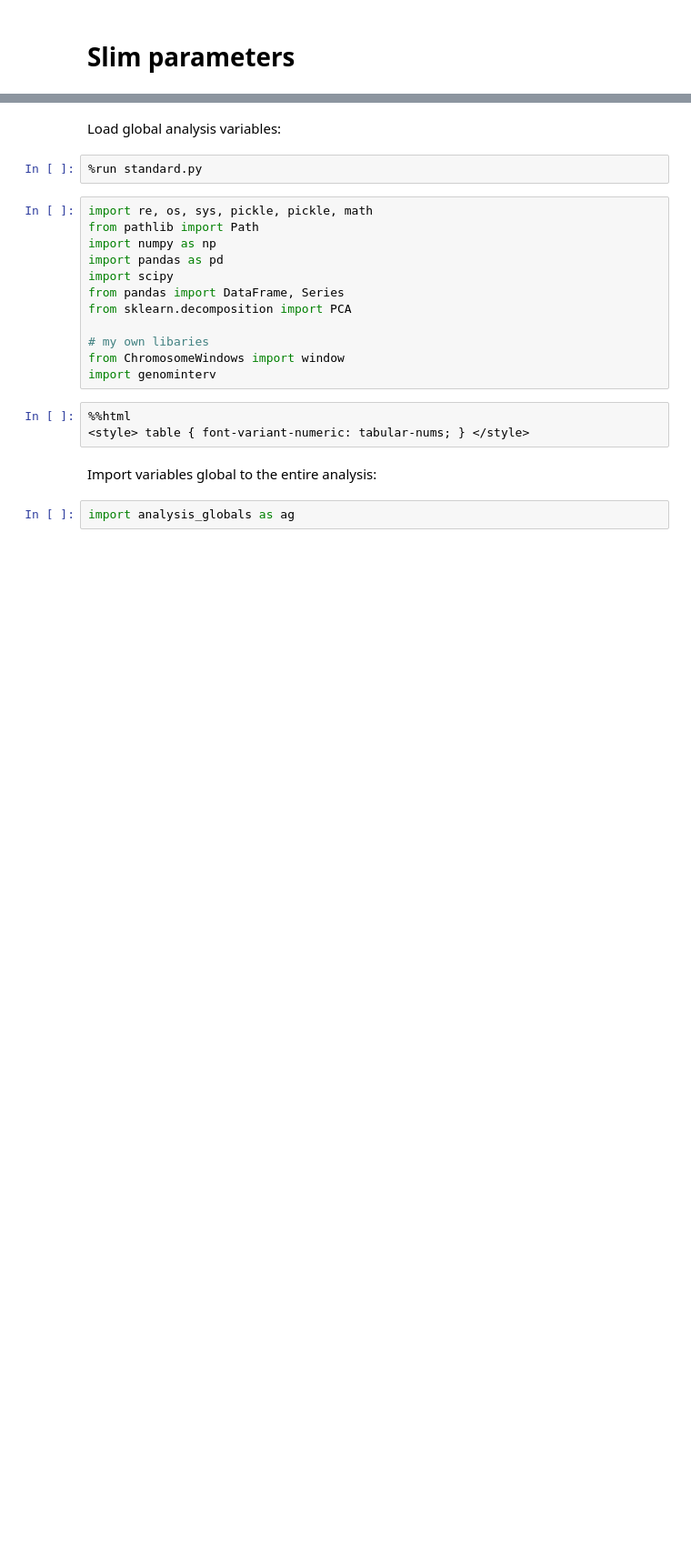
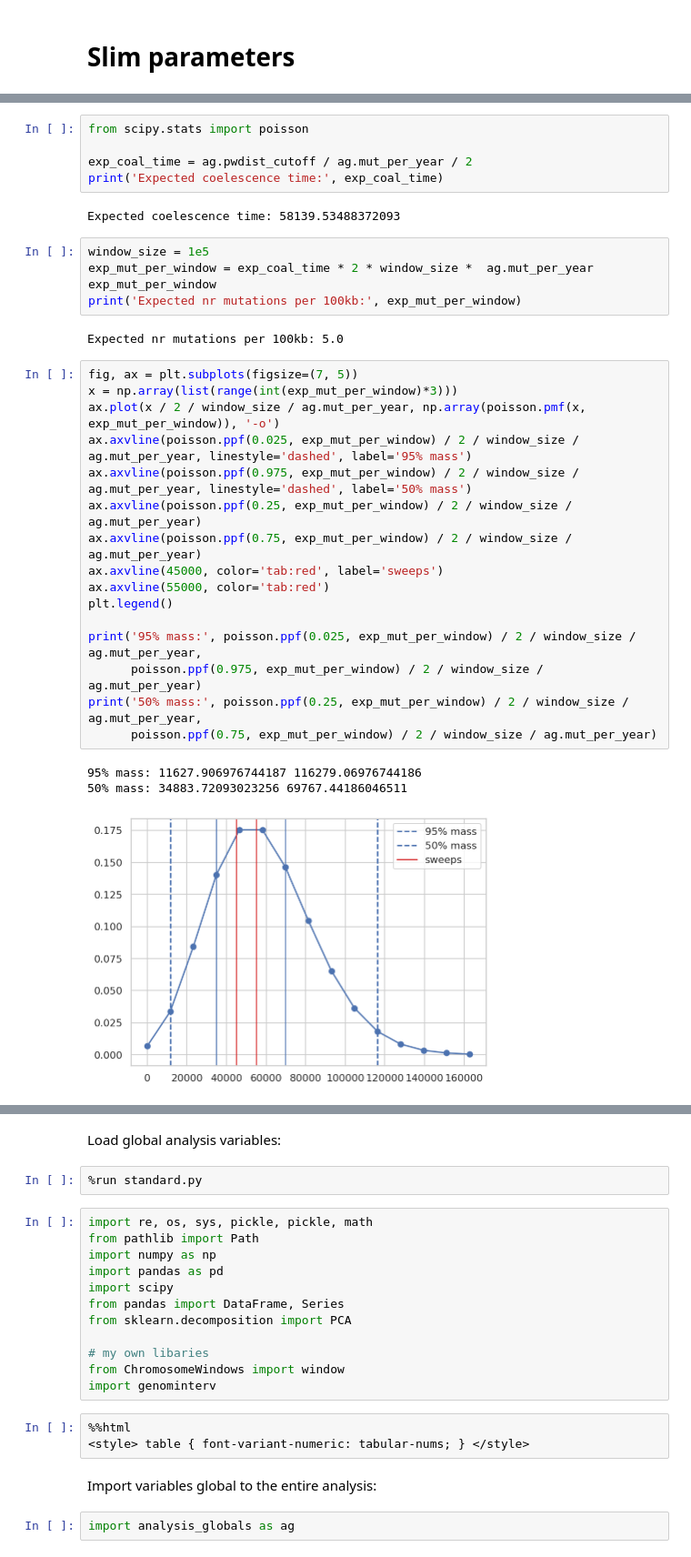
Before and after one commit to kaspermunch/humanXsweeps, a Jupyter notebook: notebooks/nb_22_slim_parameters.ipynb, the cells around one changed output, grey strips where cells are left out. Shown at 91% size. Cells and saved outputs as stored; diff of their text form; blank space fills up the shorter version.

```diff
--- a/notebooks/nb_22_slim_parameters.ipynb
+++ b/notebooks/nb_22_slim_parameters.ipynb
@@ -3,0 +85,34 @@
+# %%
+from scipy.stats import poisson
+
+exp_coal_time = ag.pwdist_cutoff / ag.mut_per_year / 2
+print('Expected coelescence time:', exp_coal_time)
+# %% [output]
+Expected coelescence time: 58139.53488372093
+# %%
+window_size = 1e5
+exp_mut_per_window = exp_coal_time * 2 * window_size *  ag.mut_per_year
+exp_mut_per_window
+print('Expected nr mutations per 100kb:', exp_mut_per_window)
+# %% [output]
+Expected nr mutations per 100kb: 5.0
+# %%
+fig, ax = plt.subplots(figsize=(7, 5))
+x = np.array(list(range(int(exp_mut_per_window)*3)))
+ax.plot(x / 2 / window_size / ag.mut_per_year, np.array(poisson.pmf(x, exp_mut_per_window)), '-o')
+ax.axvline(poisson.ppf(0.025, exp_mut_per_window) / 2 / window_size / ag.mut_per_year, linestyle='dashed', label='95% mass')
+ax.axvline(poisson.ppf(0.975, exp_mut_per_window) / 2 / window_size / ag.mut_per_year, linestyle='dashed', label='50% mass')
+ax.axvline(poisson.ppf(0.25, exp_mut_per_window) / 2 / window_size / ag.mut_per_year)
+ax.axvline(poisson.ppf(0.75, exp_mut_per_window) / 2 / window_size / ag.mut_per_year)
+ax.axvline(45000, color='tab:red', label='sweeps')
+ax.axvline(55000, color='tab:red')
+plt.legend()
+
+print('95% mass:', poisson.ppf(0.025, exp_mut_per_window) / 2 / window_size / ag.mut_per_year,
+      poisson.ppf(0.975, exp_mut_per_window) / 2 / window_size / ag.mut_per_year)
+print('50% mass:', poisson.ppf(0.25, exp_mut_per_window) / 2 / window_size / ag.mut_per_year,
+      poisson.ppf(0.75, exp_mut_per_window) / 2 / window_size / ag.mut_per_year)
+# %% [output]
+95% mass: 11627.906976744187 116279.06976744186
+50% mass: 34883.72093023256 69767.44186046511
+[figure, added]
```
Also changed, not shown: parts of 73 cells of this notebook, 1 other file.
